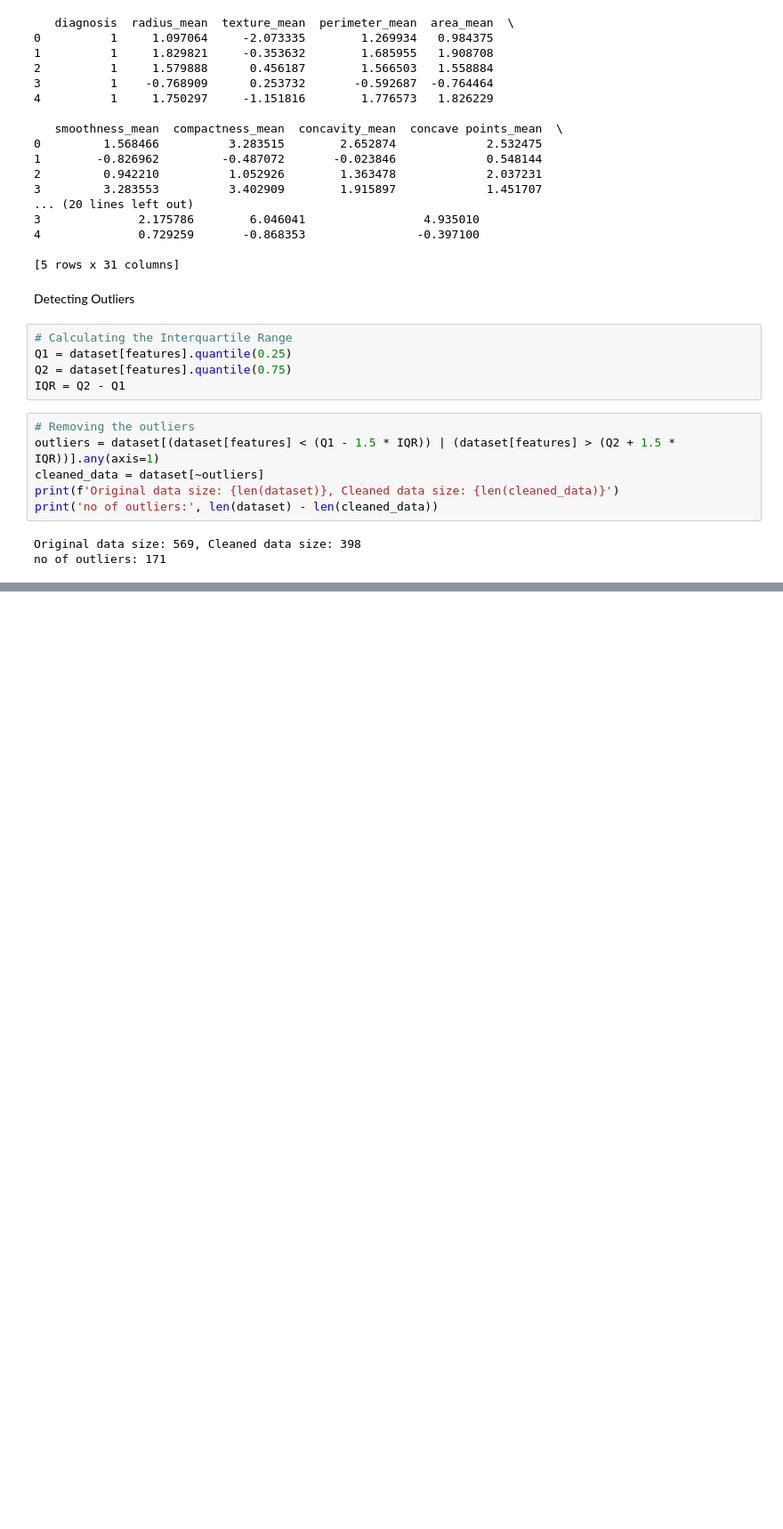
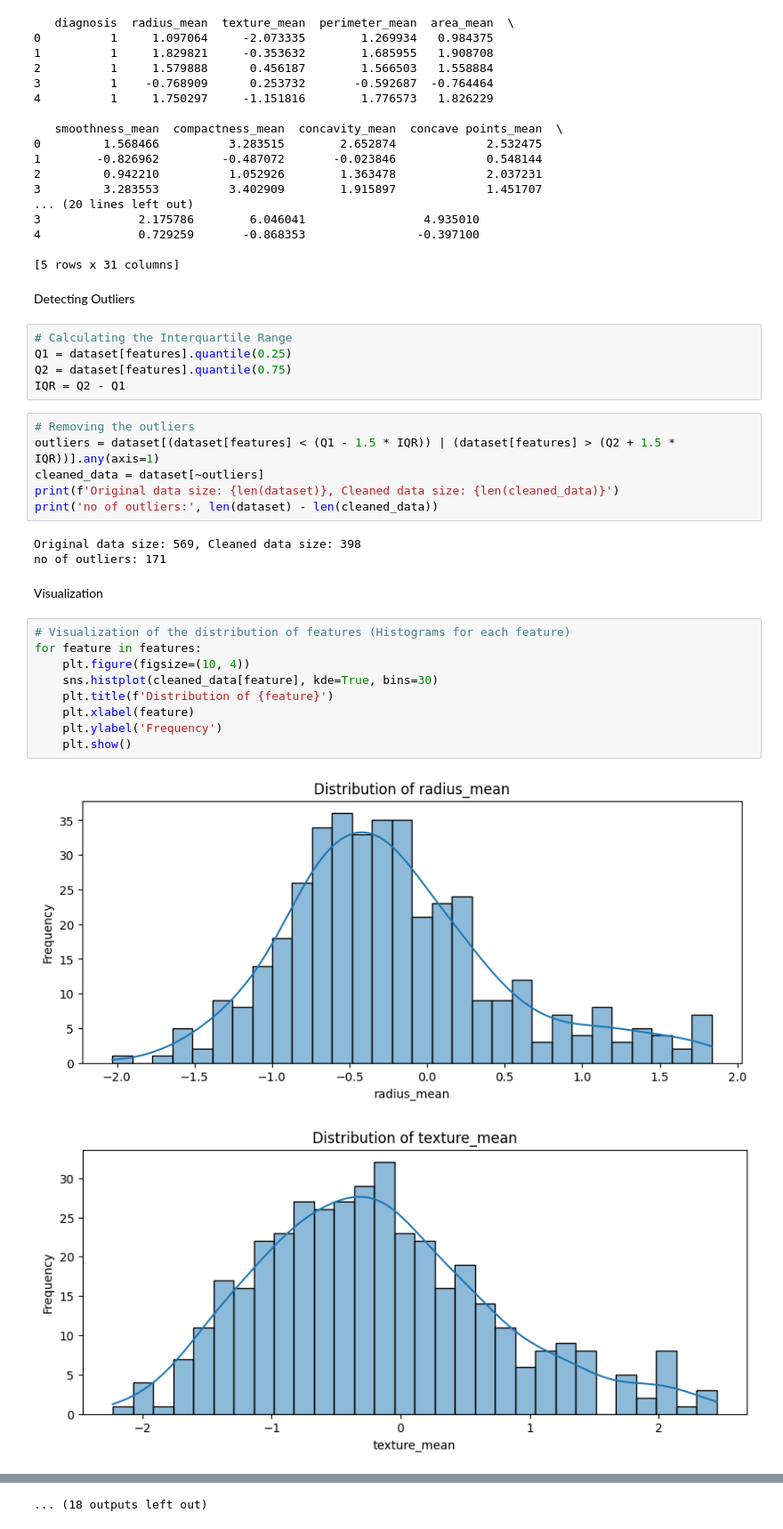
Before and after one commit to ZiadAssem/Breast-Cancer-Prediction, a Jupyter notebook: prediction.ipynb, the cells around one changed output, grey strips where cells are left out. Shown at 89% size. Drawn from its saved outputs; the diff is of its cells as text; blank space fills up the shorter version.

```diff
--- a/prediction.ipynb
+++ b/prediction.ipynb
@@ -133,3 +135,17 @@ print('no of outliers:', len(dataset) - len(cleaned_data))
 # %% [output]
 Original data size: 569, Cleaned data size: 398
 no of outliers: 171
+# %% [markdown]
+Visualization
+# %%
+# Visualization of the distribution of features (Histograms for each feature)
+for feature in features:
+    plt.figure(figsize=(10, 4))
+    sns.histplot(cleaned_data[feature], kde=True, bins=30)
+    plt.title(f'Distribution of {feature}')
+    plt.xlabel(feature)
+    plt.ylabel('Frequency')
+    plt.show()
+# %% [output]
+[figure, added]
+[figure, added]
@@ -135,0 +162 @@ no of outliers: 171
+... (18 outputs left out)
```
Also changed, not shown: parts of 23 cells of this notebook.
